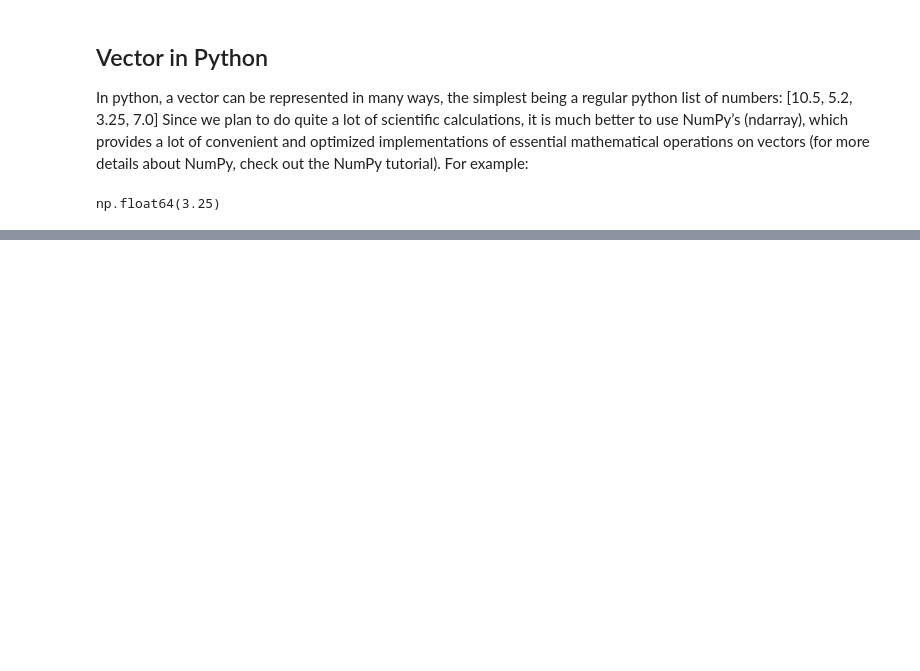
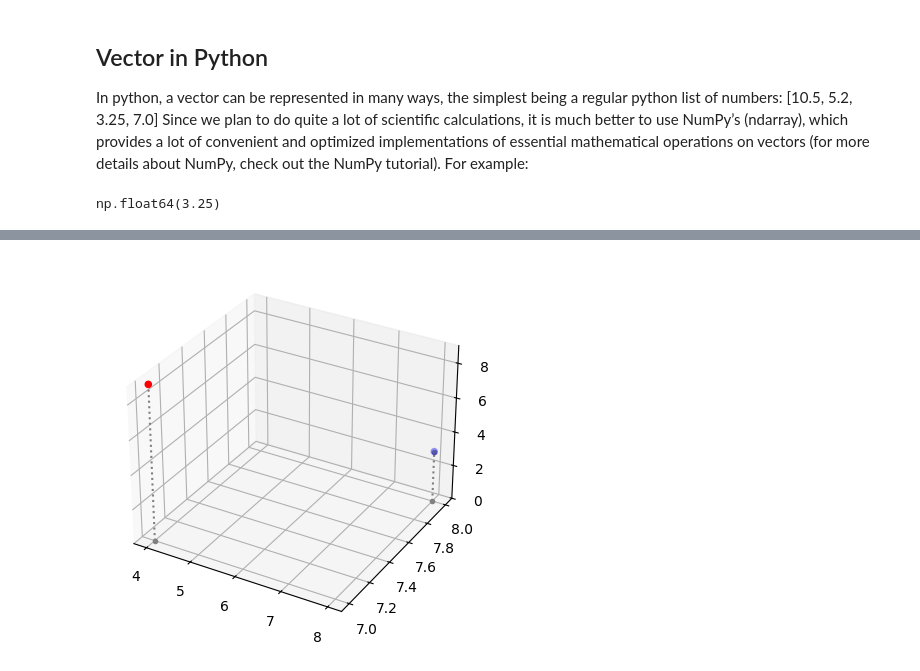
Before and after one commit to Azure06072005/Data-Science-with-Python, a Jupyter notebook: Math/Linear_Algebra.ipynb, the cells around one changed output, grey strips where cells are left out. Saved outputs shown, nothing was run; the diff lists cells and outputs as text; code cells hidden in the pictures; blank space fills up the shorter version.

```diff
--- a/Math/Linear_Algebra.ipynb
+++ b/Math/Linear_Algebra.ipynb
@@ -42,0 +127,21 @@ np.float64(3.25)
+# %%
+import numpy as np
+import matplotlib.pyplot as plt
+from mpl_toolkits.mplot3d import Axes3D
+
+a = np.array([4,7,9])
+b = np.array([8,8,3])
+
+def plot_vectors3d(ax, vectors3d, z0, **options):
+    for v in vectors3d:
+        x, y, z = v
+        ax.plot([x,x], [y,y], [z0,z], color = "gray", linestyle = 'dotted', marker = ".")
+    x__coords, y__coords, z__coords = zip(*vectors3d)
+    ax.scatter(x__coords, y__coords, z__coords, **options)
+
+subplot3d = plt.subplot(111, projection = '3d')
+subplot3d.set_zlim([0,9])
+plot_vectors3d(subplot3d, [a, b], 0, color = ("r", "b"))
+plt.show()
+# %% [output]
+[figure, added]
```
Also changed, not shown: parts of 8 cells of this notebook, 11 other files.
